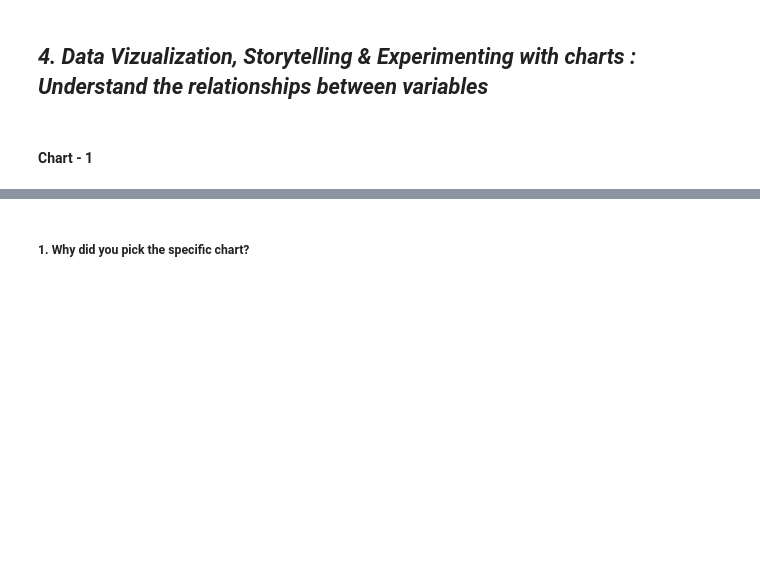
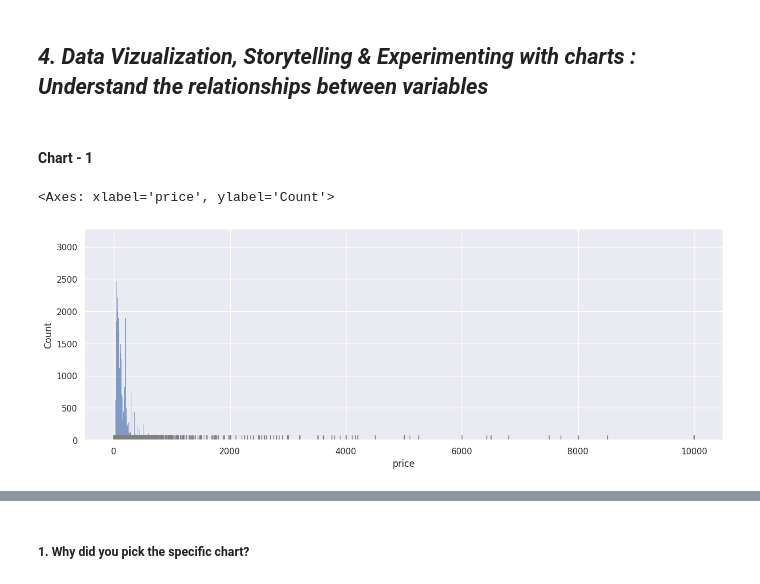
Before and after one commit to Hercules2310/E_D_A, a Jupyter notebook: EDA_AIR_BNB.ipynb, the cells around one changed output, grey strips where cells are left out. Saved outputs shown, nothing was run; the diff lists cells and outputs as text; code cells hidden in the pictures; blank space fills up the shorter version.

```diff
--- a/EDA_AIR_BNB.ipynb
+++ b/EDA_AIR_BNB.ipynb
@@ -192,10 +326,13 @@ I have found some great insights in the form of null values present in data whic
 # %%
 # Chart - 1 visualization code
 
 # Following the CREAM principle state by Wu-Tong
 plt.figure(figsize=(15,5))
 sns.histplot(data=df,x='price')
-sns.rugplot(data=df,x='price',color='g') # rugplot is just use to scale the unique values of price
+sns.rugplot(data=df,x='price',color='grey') # rugplot is just use to scale the unique values of price
+# %% [output]
+<Axes: xlabel='price', ylabel='Count'>
+[figure, added]
 # %%
 fig,axes=plt.subplots(1,2,figsize=(15,5),sharey=True)
 sns.histplot(data=df[df['price']<df['price'].quantile(0.95)],x='price',kde=True,stat='density',ax=axes[0])
```
Also changed, not shown: parts of 57 cells of this notebook.
